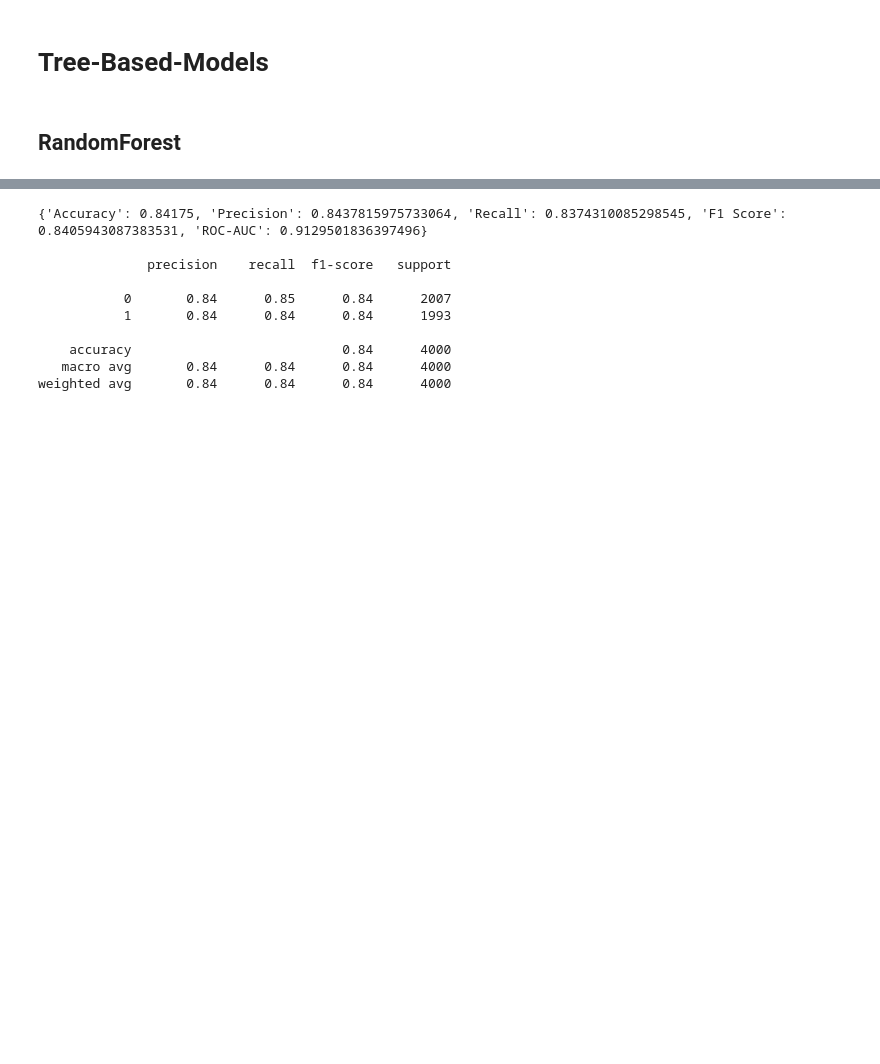
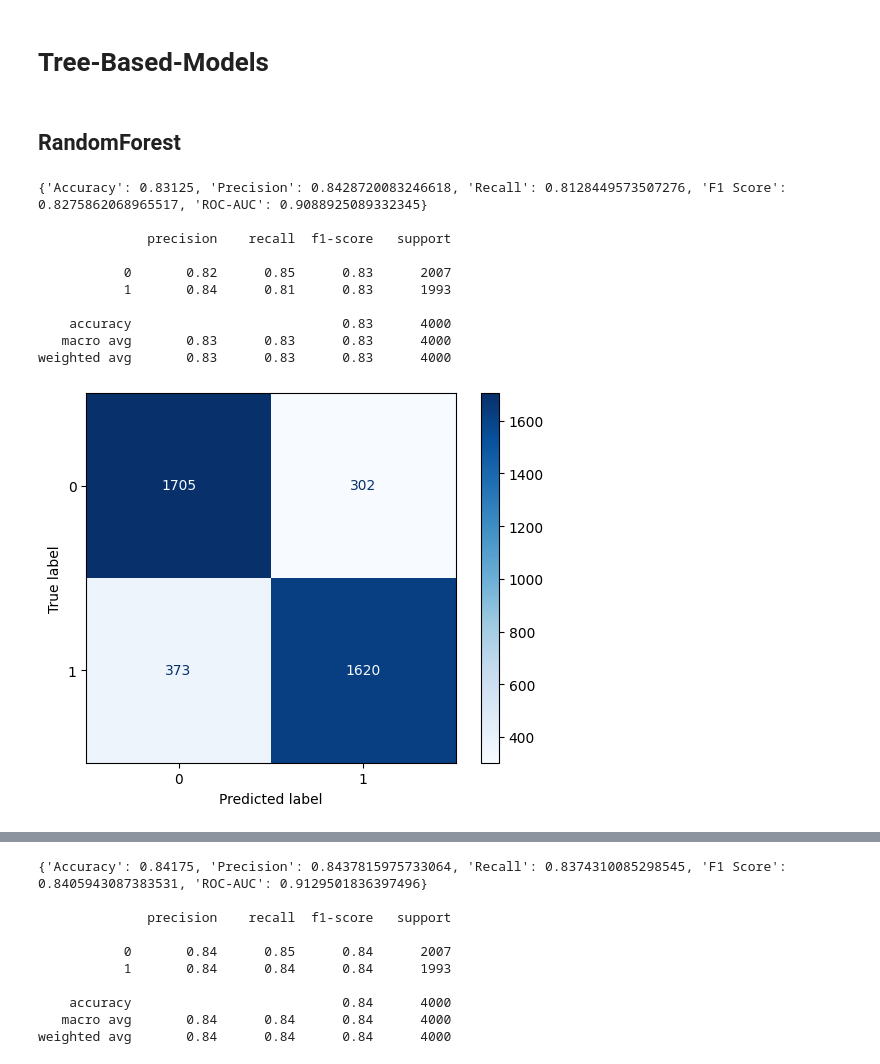
Before and after one commit to matkubita/ClickbaitDetectionThesis, a Jupyter notebook: notebooks/5-TFIDF_Traditional_ML_Models.ipynb, the cells around one changed output, grey strips where cells are left out. Saved outputs shown, nothing was run; the diff lists cells and outputs as text; code cells hidden in the pictures; blank space fills up the shorter version.

```diff
--- a/notebooks/5-TFIDF_Traditional_ML_Models.ipynb
+++ b/notebooks/5-TFIDF_Traditional_ML_Models.ipynb
@@ -43,3 +40,17 @@ xv_val = vectorization.transform(x_val)
 # Tree-Based-Models
 # %% [markdown]
 ## RandomForest
+# %%
+create_summary_for_model_metrics(y_val, pred_rf, pred_rf_prob[:,1])
+# %% [output]
+{'Accuracy': 0.83125, 'Precision': 0.8428720083246618, 'Recall': 0.8128449573507276, 'F1 Score': 0.8275862068965517, 'ROC-AUC': 0.9088925089332345}
+
+              precision    recall  f1-score   support
+
+           0       0.82      0.85      0.83      2007
+           1       0.84      0.81      0.83      1993
+
+    accuracy                           0.83      4000
+   macro avg       0.83      0.83      0.83      4000
+weighted avg       0.83      0.83      0.83      4000
+[figure, added]
```
Also changed, not shown: parts of 4 cells of this notebook, 7 other files.
